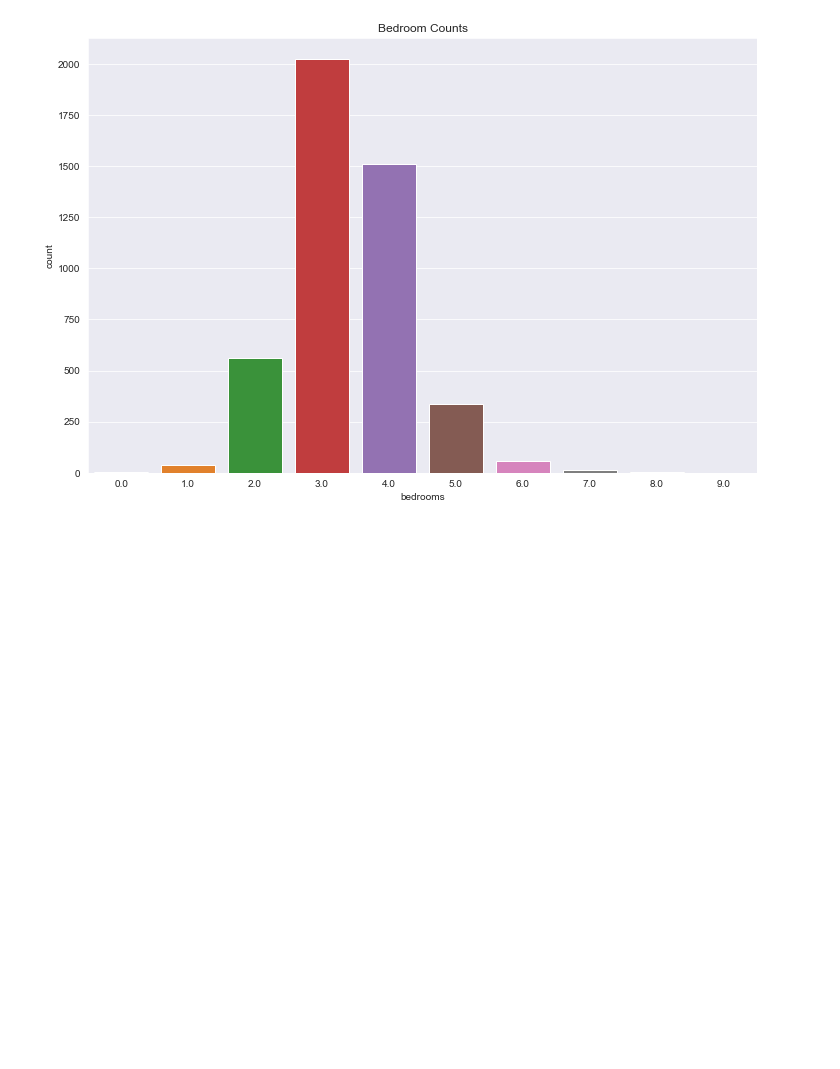
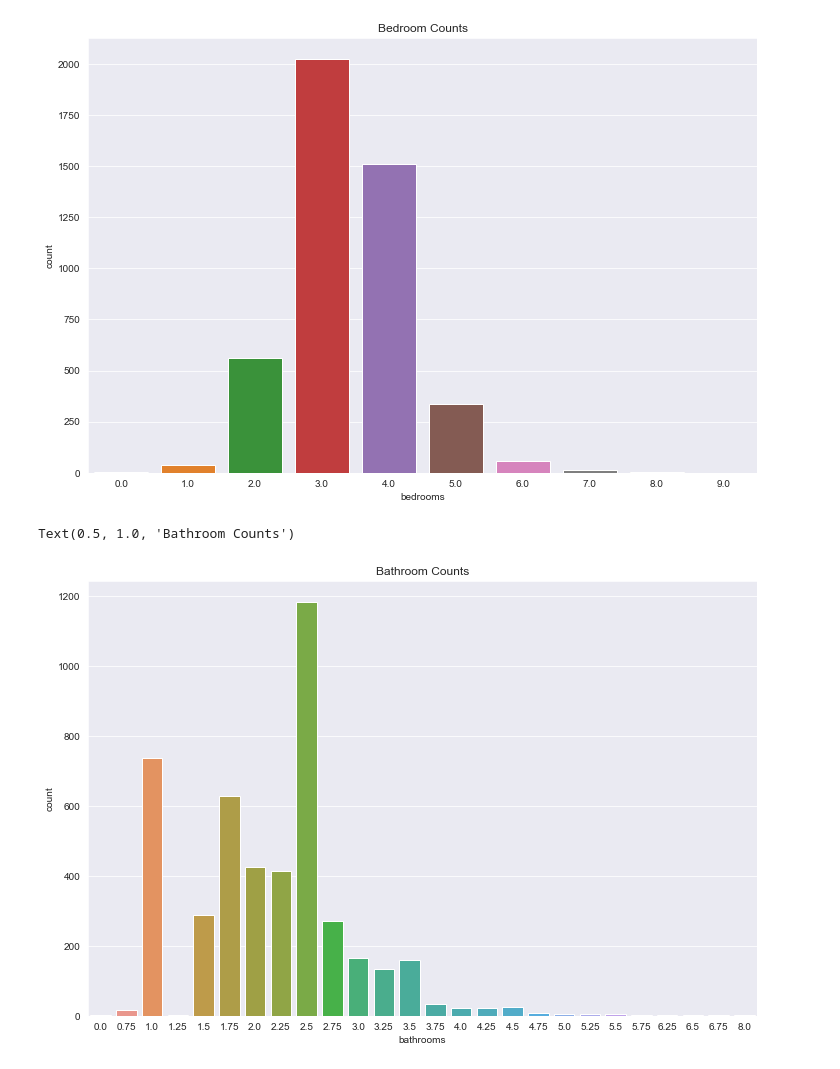
Before and after one commit to jordan-maulino/house_price, a Jupyter notebook: house_price.ipynb, the cells around one changed output. Cells and saved outputs as stored; diff of their text form; code cells hidden in the pictures; blank space fills up the shorter version.

```diff
--- a/house_price.ipynb
+++ b/house_price.ipynb
@@ -177,3 +184,10 @@ plt.title("Bedroom Counts")
 # %% [output]
 Text(0.5, 1.0, 'Bedroom Counts')
 [figure]
+# %%
+plt.figure(figsize=(12, 8))
+sns.countplot(house_data.bathrooms)
+plt.title("Bathroom Counts")
+# %% [output]
+Text(0.5, 1.0, 'Bathroom Counts')
+[figure, added]
```
Also changed, not shown: parts of 1 cell of this notebook.
